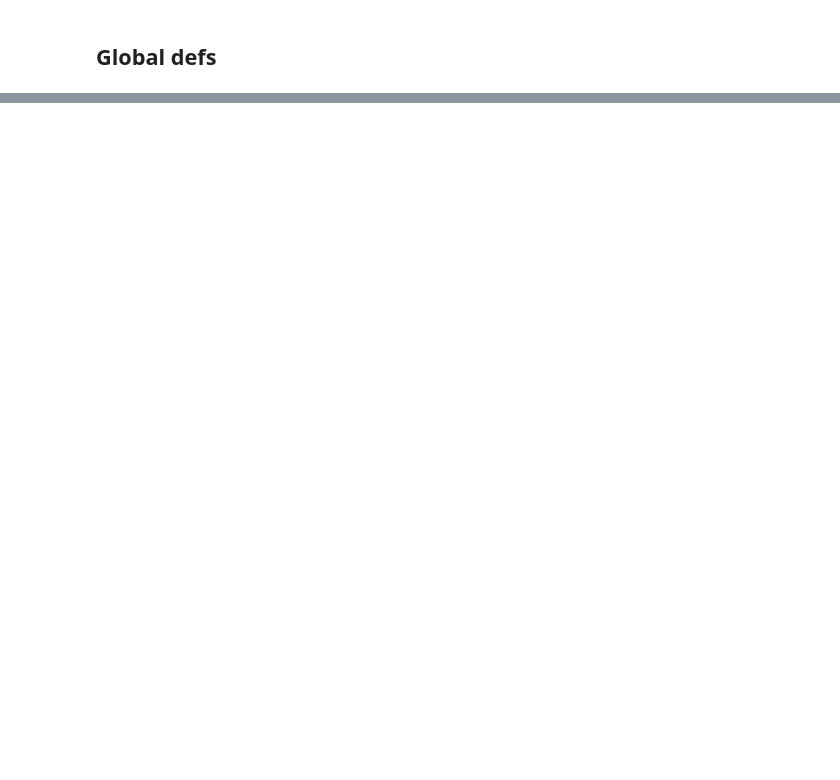
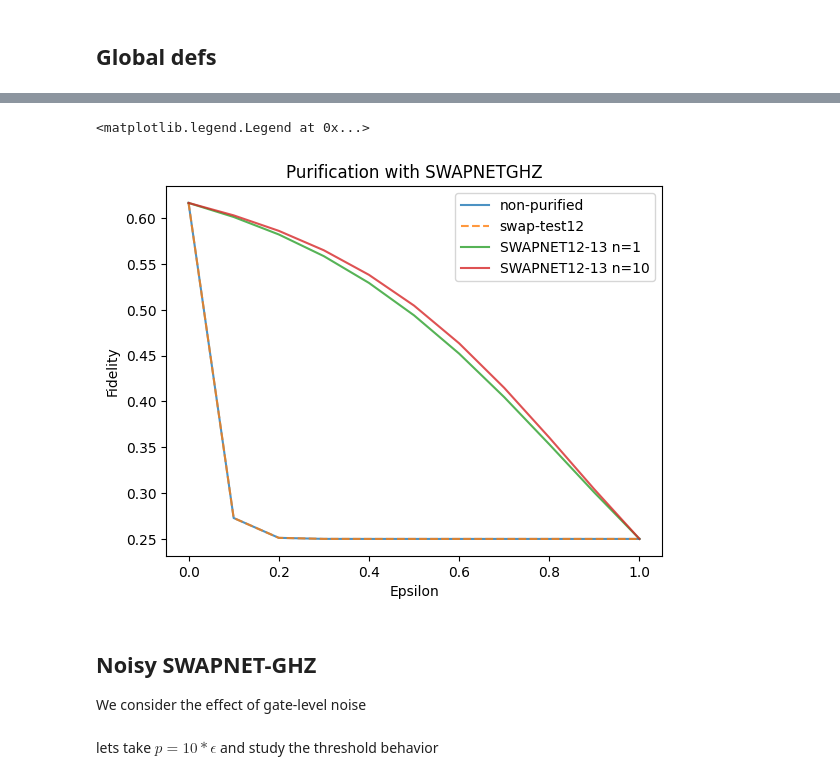
Before and after one commit to qoan-projects/OQPA, a Jupyter notebook: test-swapnet.ipynb, the cells around one changed output, grey strips where cells are left out. Cells and saved outputs as stored; diff of their text form; code cells hidden in the pictures; blank space fills up the shorter version.

```diff
--- a/test-swapnet.ipynb
+++ b/test-swapnet.ipynb
@@ -448,0 +692,36 @@ plt.legend()
+# %%
+#Simultation code
+t = 10
+N = 10
+
+list_of_epsilon=[i * 0.1 for i in range(11)]
+
+list_of_purified_fidelity_swap=[]
+for i in list_of_epsilon:
+    list_of_purified_fidelity_swap.append(state_fidelity(getPurifiedRhoWithSWAP(i, t, N, 1), pure_state))
+
+rows, cols = 2, 0
+value = 0
+list_of_purified_fidelity= [[value] * cols for _ in range(rows)]
+list_of_fidelity=[]
+for i in list_of_epsilon:
+    for j in range(rows):
+        list_of_purified_fidelity[j].append(state_fidelity(getPurifiedRhoWithSWAP1213GHZ(i, t, N, 10**j, 1), pure_state))
+
+    list_of_fidelity.append(state_fidelity(getInputRho(i, t, N, 1), pure_state))
+# %%
+plt.plot(list_of_epsilon,list_of_fidelity,label='non-purified', alpha=0.8)
+plt.plot(list_of_epsilon,list_of_purified_fidelity_swap,label='swap-test12', alpha=0.8, linestyle='dashed')
+for i in range(rows):
+    plt.plot(list_of_epsilon,list_of_purified_fidelity[i],label='SWAPNET12-13 n='+str(10**i), alpha=0.8)
+
+plt.title("Purification with SWAPNETGHZ")
+plt.xlabel("Epsilon")
+plt.ylabel("Fidelity")
+plt.legend()
+# %% [output]
+<matplotlib.legend.Legend at 0x...>
+[figure, added]
+# %% [markdown]
+## Noisy SWAPNET-GHZ
+We consider the effect of gate-level noise
@@ -448,0 +1063,2 @@ plt.legend()
+# %% [markdown]
+lets take $p=10*\epsilon$ and study the threshold behavior
```
Also changed, not shown: parts of 24 cells of this notebook, 3 other files.
